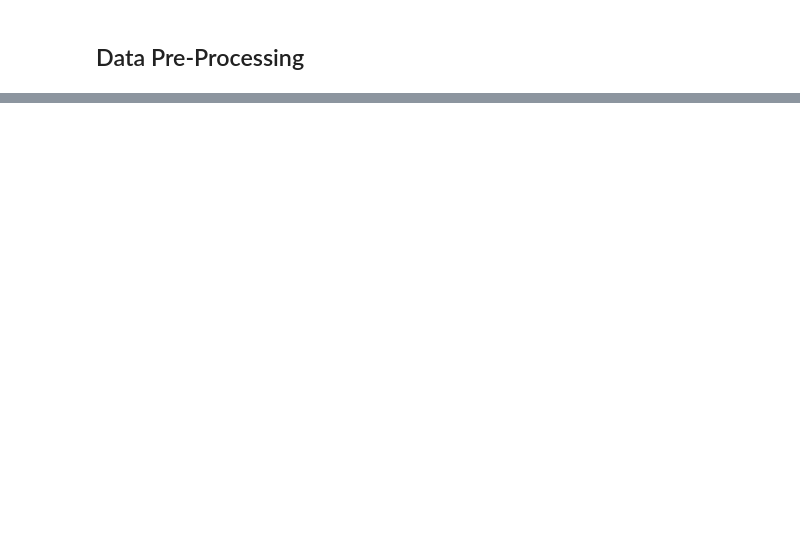
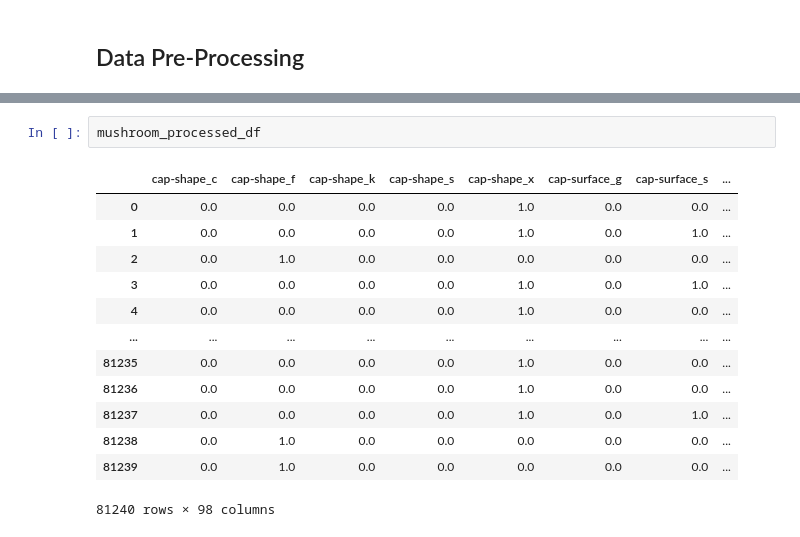
Before and after one commit to ZachParent/mai-intro-to-machine-learning, a Jupyter notebook: work2/preprocess.ipynb, the cells around one changed output, grey strips where cells are left out. Drawn from its saved outputs; the diff is of its cells as text; blank space fills up the shorter version.

```diff
--- a/work2/preprocess.ipynb
+++ b/work2/preprocess.ipynb
@@ -75,0 +220,16 @@ df_combined_hepatitis = load_and_combine_arff_files(hepatitis_dataset_directory)
+# %%
+mushroom_processed_df
+# %% [output]
+|  | cap-shape_c | cap-shape_f | cap-shape_k | cap-shape_s | cap-shape_x | cap-surface_g | cap-surface_s | ... |
+| 0 | 0.0 | 0.0 | 0.0 | 0.0 | 1.0 | 0.0 | 0.0 | ... |
+| 1 | 0.0 | 0.0 | 0.0 | 0.0 | 1.0 | 0.0 | 1.0 | ... |
+| 2 | 0.0 | 1.0 | 0.0 | 0.0 | 0.0 | 0.0 | 0.0 | ... |
+| 3 | 0.0 | 0.0 | 0.0 | 0.0 | 1.0 | 0.0 | 1.0 | ... |
+| 4 | 0.0 | 0.0 | 0.0 | 0.0 | 1.0 | 0.0 | 0.0 | ... |
+| ... | ... | ... | ... | ... | ... | ... | ... | ... |
+| 81235 | 0.0 | 0.0 | 0.0 | 0.0 | 1.0 | 0.0 | 0.0 | ... |
+| 81236 | 0.0 | 0.0 | 0.0 | 0.0 | 1.0 | 0.0 | 0.0 | ... |
+| 81237 | 0.0 | 0.0 | 0.0 | 0.0 | 1.0 | 0.0 | 1.0 | ... |
+| 81238 | 0.0 | 1.0 | 0.0 | 0.0 | 0.0 | 0.0 | 0.0 | ... |
+| 81239 | 0.0 | 1.0 | 0.0 | 0.0 | 0.0 | 0.0 | 0.0 | ... |
+81240 rows × 98 columns
```
Also changed, not shown: parts of 13 cells of this notebook.
